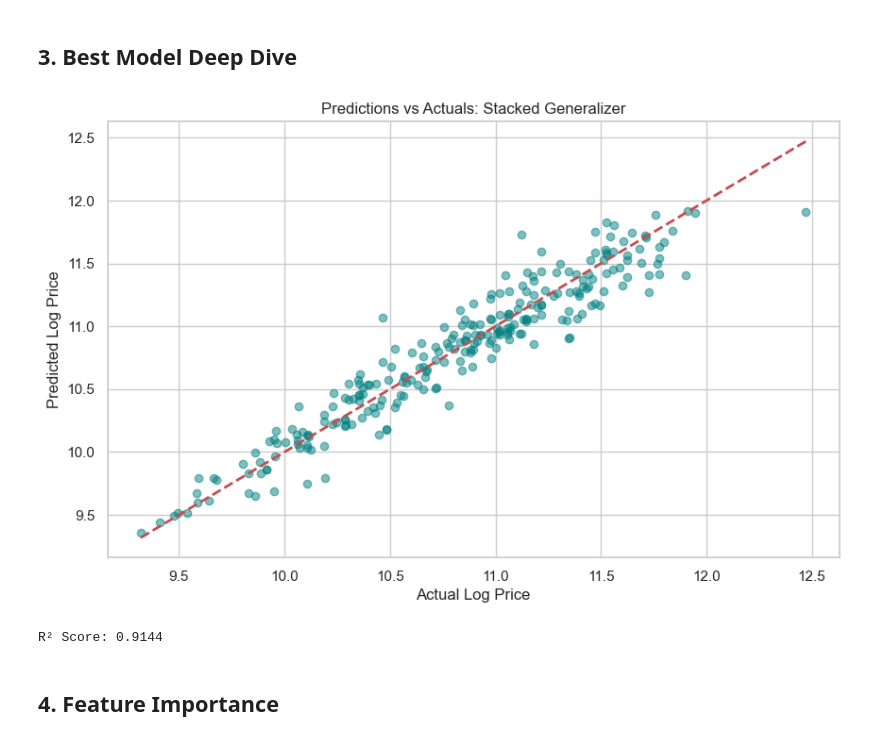
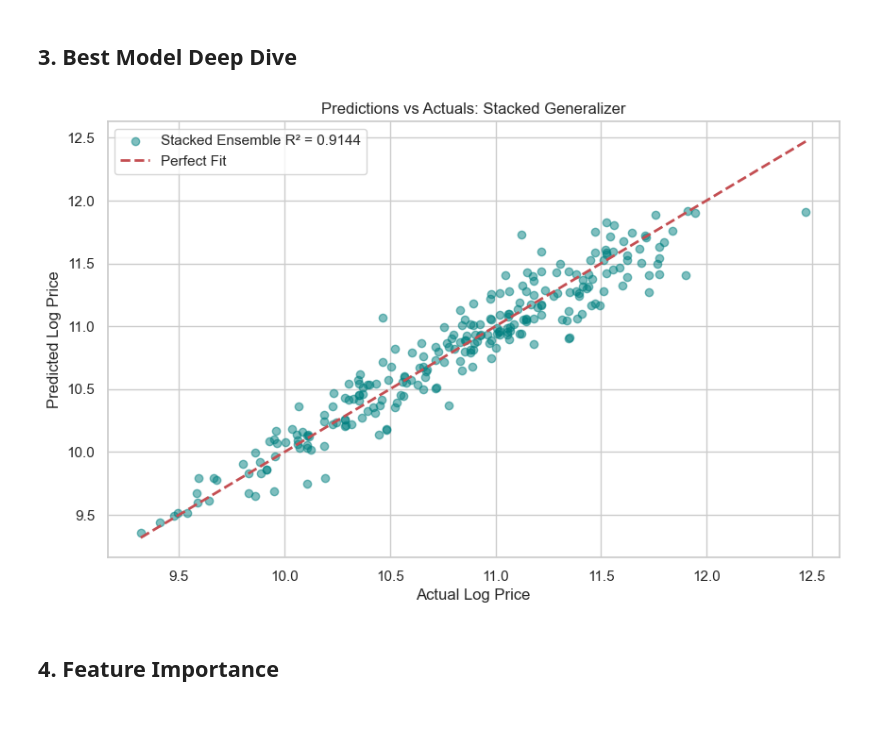
Before and after one commit to nishka-shah/Laptop-Prices, a Jupyter notebook: notebooks/model_training.ipynb, the cells around one changed output. Saved outputs shown, nothing was run; the diff lists cells and outputs as text; code cells hidden in the pictures.

Commit message:
changed a graph

```diff
--- a/notebooks/model_training.ipynb
+++ b/notebooks/model_training.ipynb
@@ -175,22 +175,20 @@ It can be seen that MAE of baseline is 26593, compared to ~8500 of the tree-base
 # %%
 best_model_name = results_df.iloc[0]["Model"]
 best_model = models[best_model_name]
 
 y_pred = best_model.predict(X_test)
 r2 = r2_score(y_test, y_pred)
 
 plt.figure(figsize=(10, 6))
-plt.scatter(y_test, y_pred, alpha=0.5, color='teal')
-plt.plot([y_test.min(), y_test.max()], [y_test.min(), y_test.max()], 'r--', lw=2)
+plt.scatter(y_test, y_pred, alpha=0.5, color='teal', label=f'Stacked Ensemble R² = {r2:.4f}')
+plt.plot([y_test.min(), y_test.max()], [y_test.min(), y_test.max()], 'r--', lw=2, label='Perfect Fit')
 plt.xlabel("Actual Log Price")
 plt.ylabel("Predicted Log Price")
 plt.title(f"Predictions vs Actuals: {best_model_name}")
+plt.legend()
 plt.show()
-
-print(f"R² Score: {r2:.4f}")
 # %% [output]
-[figure, old version]
+[figure, new version]
-R² Score: 0.9144
 # %% [markdown]
 ## 4. Feature Importance
 # %%
```
Also changed, not shown: parts of 1 cell of this notebook.
